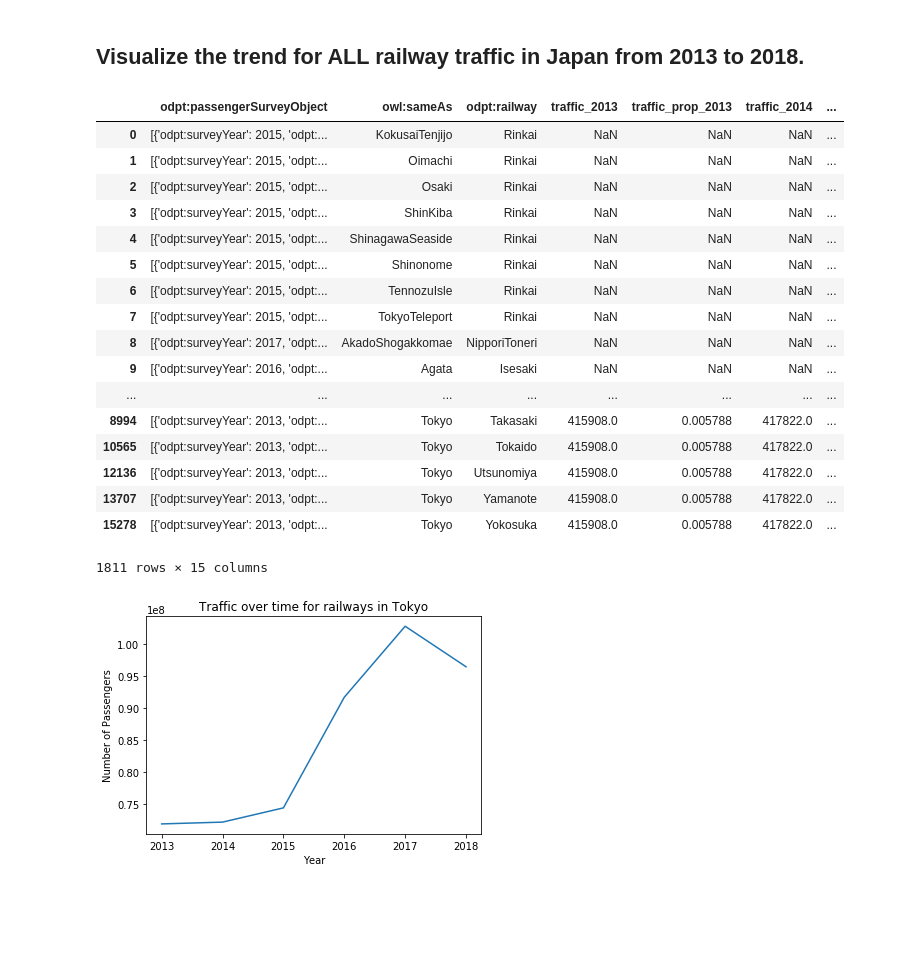
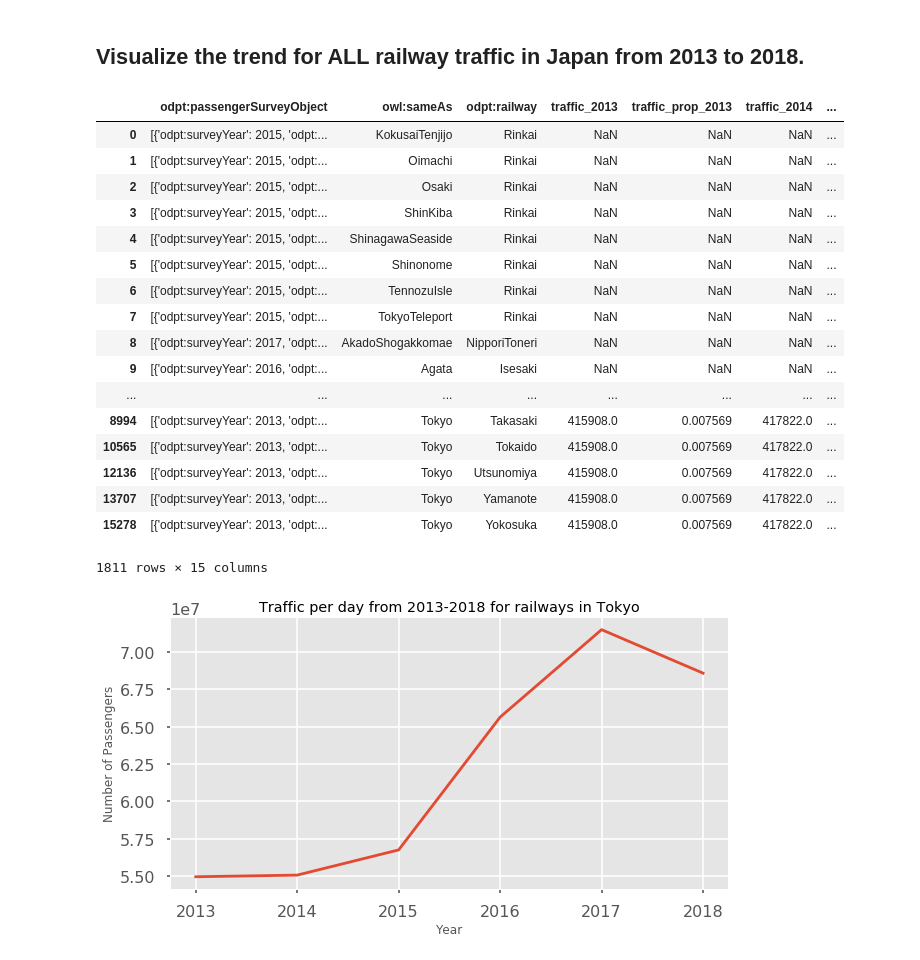
Before and after one commit to shoyo/tokyo-traffic, a Jupyter notebook: TokyoTrainTraffic.ipynb, the cells around one changed output. Saved outputs shown, nothing was run; the diff lists cells and outputs as text; code cells hidden in the pictures; blank space fills up the shorter version.

Commit message:
Add more visualizations

```diff
--- a/TokyoTrainTraffic.ipynb
+++ b/TokyoTrainTraffic.ipynb
@@ -9,18 +8,20 @@
 # %%
 import pandas as pd
 import matplotlib.pyplot as plt
+import matplotlib.style as style
+style.use('seaborn-poster')
+style.use('ggplot')
 import numpy as np
 import requests
 # %% [markdown]
 ## Querying the API
 # %%
-class QueryManager:
-    def __init__(self):
-        self.endpoint = 'https://api-tokyochallenge.odpt.org/api/v4/'
-        with open('./api_key.txt', 'r') as f:
-            self.api_key = f.readline().strip()
-        self.url = None
+endpoint = 'https://api-tokyochallenge.odpt.org/api/v4/'
+rdf_type = 'PassengerSurvey'
 
-    def query(self, rdf_type, predicate=''):
-        url = f'{self.endpoint}odpt:{rdf_type}.json?&acl:consumerKey={self.api_key}'
-        return requests.get(url)
+with open('./api_key.txt', 'r') as f:
+    api_key = f.readline().strip()
+
+url = f'{endpoint}odpt:{rdf_type}.json?&acl:consumerKey={api_key}'
+res = requests.get(url)
+df = pd.read_json(res.text)
@@ -184,18 +199,19 @@ df
 | 8 | [{'odpt:surveyYear': 2017, 'odpt:... | AkadoShogakkomae | NipporiToneri | NaN | NaN | NaN | ... |
 | 9 | [{'odpt:surveyYear': 2016, 'odpt:... | Agata | Isesaki | NaN | NaN | NaN | ... |
 | ... | ... | ... | ... | ... | ... | ... | ... |
-| 8994 | [{'odpt:surveyYear': 2013, 'odpt:... | Tokyo | Takasaki | 415908.0 | 0.005788 | 417822.0 | ... |
-| 10565 | [{'odpt:surveyYear': 2013, 'odpt:... | Tokyo | Tokaido | 415908.0 | 0.005788 | 417822.0 | ... |
-| 12136 | [{'odpt:surveyYear': 2013, 'odpt:... | Tokyo | Utsunomiya | 415908.0 | 0.005788 | 417822.0 | ... |
-| 13707 | [{'odpt:surveyYear': 2013, 'odpt:... | Tokyo | Yamanote | 415908.0 | 0.005788 | 417822.0 | ... |
-| 15278 | [{'odpt:surveyYear': 2013, 'odpt:... | Tokyo | Yokosuka | 415908.0 | 0.005788 | 417822.0 | ... |
+| 8994 | [{'odpt:surveyYear': 2013, 'odpt:... | Tokyo | Takasaki | 415908.0 | 0.007569 | 417822.0 | ... |
+| 10565 | [{'odpt:surveyYear': 2013, 'odpt:... | Tokyo | Tokaido | 415908.0 | 0.007569 | 417822.0 | ... |
+| 12136 | [{'odpt:surveyYear': 2013, 'odpt:... | Tokyo | Utsunomiya | 415908.0 | 0.007569 | 417822.0 | ... |
+| 13707 | [{'odpt:surveyYear': 2013, 'odpt:... | Tokyo | Yamanote | 415908.0 | 0.007569 | 417822.0 | ... |
+| 15278 | [{'odpt:surveyYear': 2013, 'odpt:... | Tokyo | Yokosuka | 415908.0 | 0.007569 | 417822.0 | ... |
 1811 rows × 15 columns
 # %%
 cumsum = df.filter(regex='traffic_201[345678]$', axis=1).sum()
-plt.title('Traffic over time for railways in Tokyo')
+plt.figure(figsize=(10, 5))
+plt.title('Traffic per day from 2013-2018 for railways in Tokyo')
 plt.xlabel('Year')
 plt.ylabel('Number of Passengers')
 plt.plot([2013, 2014, 2015, 2016, 2017, 2018], cumsum)
 plt.show()
 # %% [output]
-[figure, old version]
+[figure, new version]
```
Also changed, not shown: parts of 5 cells of this notebook.
